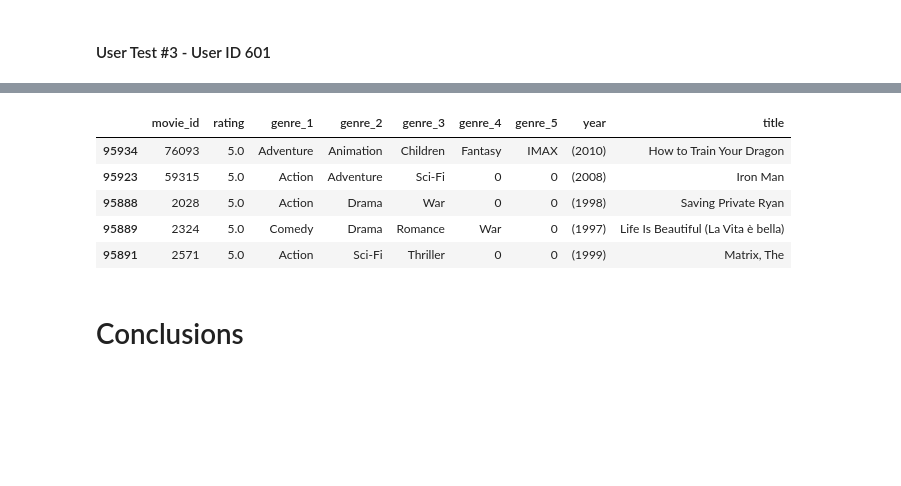
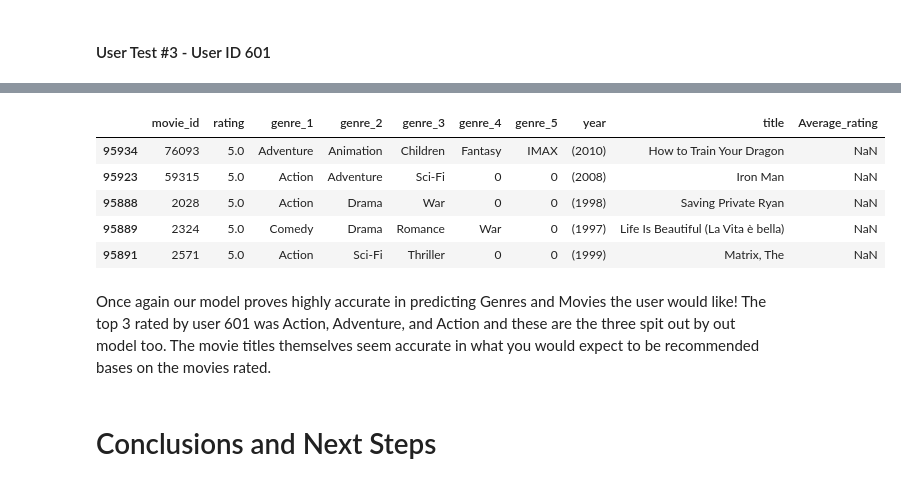
Before and after one commit to stephcia/movie-recommendation-system, a Jupyter notebook: stephanie_cleaning_2.ipynb, the cells around one changed output, grey strips where cells are left out. Saved outputs shown, nothing was run; the diff lists cells and outputs as text; code cells hidden in the pictures; blank space fills up the shorter version.

```diff
--- a/stephanie_cleaning_2.ipynb
+++ b/stephanie_cleaning_2.ipynb
@@ -234,6 +233,12 @@ movies_df['real_title'] = movies_df['title'].str[:-6]
 
 #dropping original title column
 movies_df = movies_df.drop(columns="title")
+
+#removing parethensis from year
+movies_df['year'] = movies_df['year'].str.replace('[^a-zA-Z0-9 ]', '', regex=True)
+
+#removing whitespaces
+movies_df['year'] = movies_df['year'].str.strip()
 # %%
 movies_df
 # %% [output]
@@ -1037,5 +1036,0 @@ Creating a new column called "average_rating" that takes all the ratings for a g
-# %%
-#creating new column
-movie_df['Average_rating'] = movie_df.groupby('movie_id')['rating'].mean()
-#checking the creation of column
-movie_df
@@ -1122,3 +1065,0 @@ movie_df.loc[movie_df['movie_id'] == 168250]
-# %%
-movie_df['Average_rating'] = movie_df.groupby('movie_id')['rating'].mean()
-movie_df.info()
@@ -1250,12 +1134,14 @@ How many movie recommendations do you want? 5
 # %%
 user601 = movie_df.loc[movie_df['user_id'] == 601].sort_values(by = 'rating', ascending = False).head(5)
-user601.drop(columns = ['Average_rating','tmdbId','user_id'] )
+user601.drop(columns = ['tmdbId','user_id'] )
 # %% [output]
-|  | movie_id | rating | genre_1 | genre_2 | genre_3 | genre_4 | genre_5 | year | title |
-| 95934 | 76093 | 5.0 | Adventure | Animation | Children | Fantasy | IMAX | (2010) | How to Train Your Dragon |
-| 95923 | 59315 | 5.0 | Action | Adventure | Sci-Fi | 0 | 0 | (2008) | Iron Man |
-| 95888 | 2028 | 5.0 | Action | Drama | War | 0 | 0 | (1998) | Saving Private Ryan |
-| 95889 | 2324 | 5.0 | Comedy | Drama | Romance | War | 0 | (1997) | Life Is Beautiful (La Vita è bella) |
-| 95891 | 2571 | 5.0 | Action | Sci-Fi | Thriller | 0 | 0 | (1999) | Matrix, The |
+|  | movie_id | rating | genre_1 | genre_2 | genre_3 | genre_4 | genre_5 | year | title | Average_rating |
+| 95934 | 76093 | 5.0 | Adventure | Animation | Children | Fantasy | IMAX | (2010) | How to Train Your Dragon | NaN |
+| 95923 | 59315 | 5.0 | Action | Adventure | Sci-Fi | 0 | 0 | (2008) | Iron Man | NaN |
+| 95888 | 2028 | 5.0 | Action | Drama | War | 0 | 0 | (1998) | Saving Private Ryan | NaN |
+| 95889 | 2324 | 5.0 | Comedy | Drama | Romance | War | 0 | (1997) | Life Is Beautiful (La Vita è bella) | NaN |
+| 95891 | 2571 | 5.0 | Action | Sci-Fi | Thriller | 0 | 0 | (1999) | Matrix, The | NaN |
+# %% [markdown]
+Once again our model proves highly accurate in predicting Genres and Movies the user would like! The top 3 rated by user 601 was Action, Adventure, and Action and these are the three spit out by out model too. The movie titles themselves seem accurate in what you would expect to be recommended bases on the movies rated.
 # %% [markdown]
-# Conclusions
+# Conclusions and Next Steps
```
Also changed, not shown: parts of 29 cells of this notebook, 1 other file.
